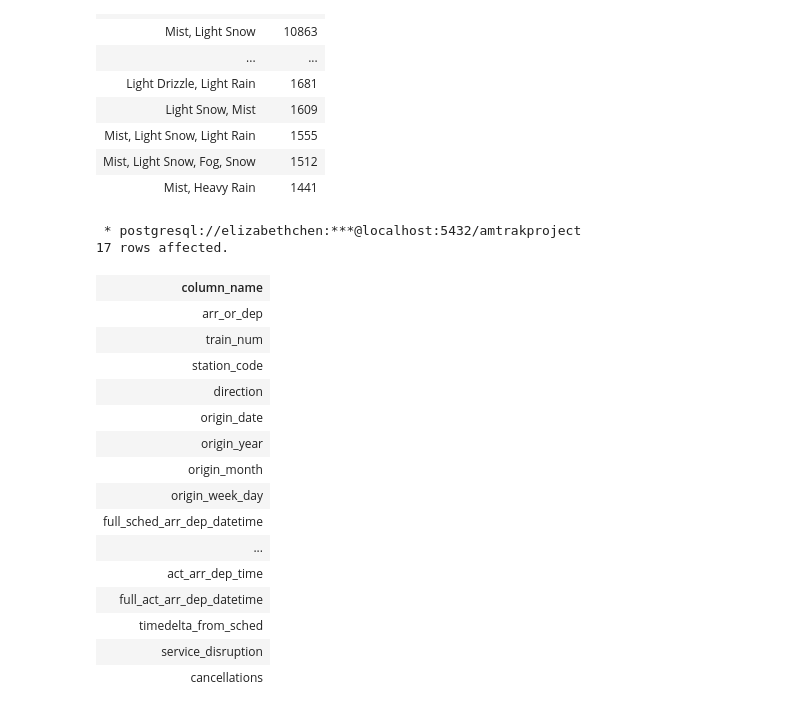
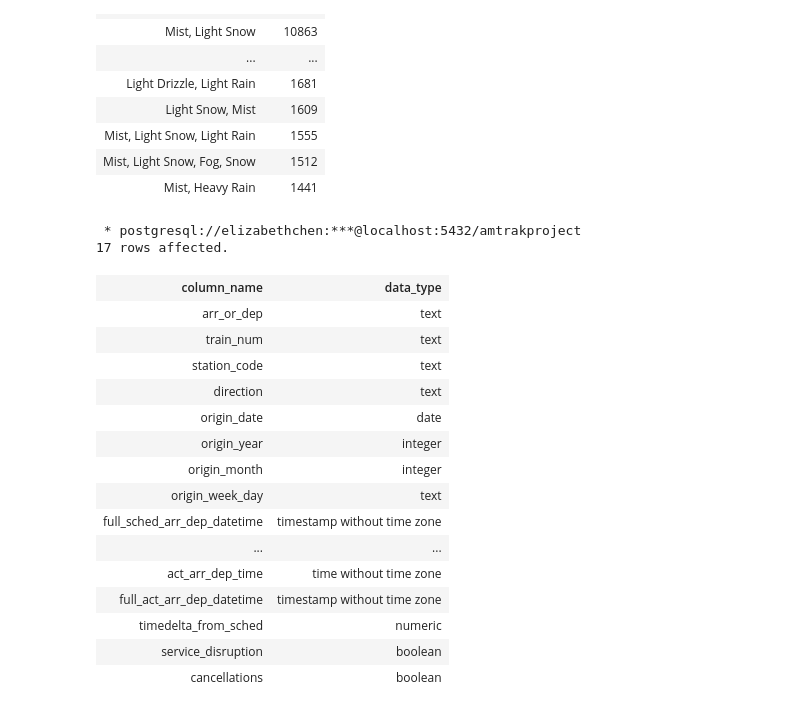
Before and after one commit to elizabeth-c-chen/data1050-amtrak-on-time-analysis, a Jupyter notebook: SQL.ipynb, the cells around one changed output. Saved outputs shown, nothing was run; the diff lists cells and outputs as text; code cells hidden in the pictures.

```diff
--- a/SQL.ipynb
+++ b/SQL.ipynb
@@ -83,32 +83,32 @@ LIMIT 25;
 # %%
 %%sql
 
 
 SELECT
-    column_name
+    column_name, data_type
 FROM
     information_schema.columns
 WHERE
     table_name = 'all_trains';
 # %% [output]
  * postgresql://elizabethchen:***@localhost:5432/amtrakproject
 17 rows affected.
-| column_name |
-| arr_or_dep |
-| train_num |
-| station_code |
-| direction |
-| origin_date |
-| origin_year |
-| origin_month |
-| origin_week_day |
-| full_sched_arr_dep_datetime |
-| ... |
-| act_arr_dep_time |
-| full_act_arr_dep_datetime |
-| timedelta_from_sched |
-| service_disruption |
-| cancellations |
+| column_name | data_type |
+| arr_or_dep | text |
+| train_num | text |
+| station_code | text |
+| direction | text |
+| origin_date | date |
+| origin_year | integer |
+| origin_month | integer |
+| origin_week_day | text |
+| full_sched_arr_dep_datetime | timestamp without time zone |
+| ... | ... |
+| act_arr_dep_time | time without time zone |
+| full_act_arr_dep_datetime | timestamp without time zone |
+| timedelta_from_sched | numeric |
+| service_disruption | boolean |
+| cancellations | boolean |
 # %%
 %%sql
 
```
Also changed, not shown: parts of 2 cells of this notebook, 4 other files.
